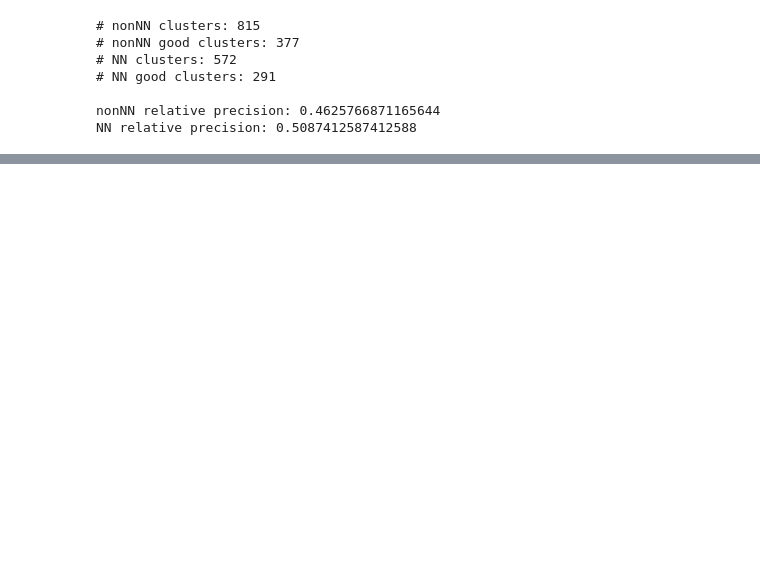
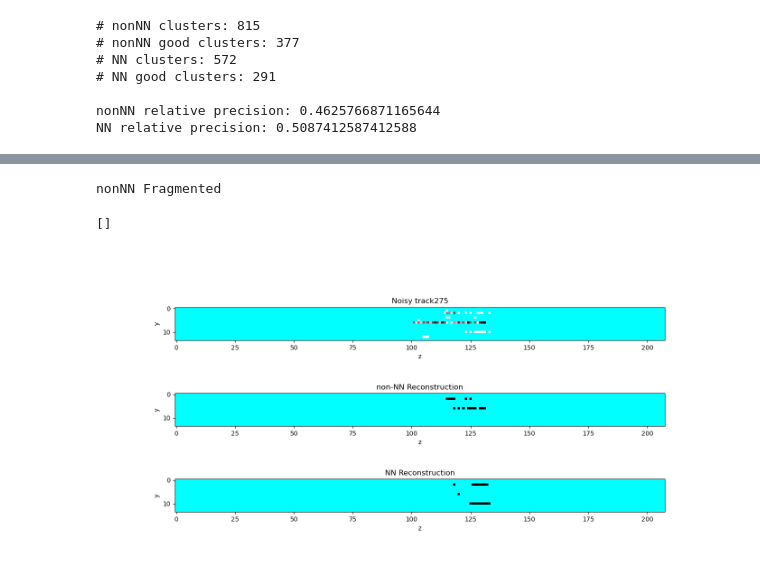
Before and after one commit to gajdosmatej/track_denoiser, a Jupyter notebook: notebooks/tests.ipynb, the cells around one changed output, grey strips where cells are left out. Saved outputs shown, nothing was run; the diff lists cells and outputs as text; code cells hidden in the pictures; blank space fills up the shorter version.

```diff
--- a/notebooks/tests.ipynb
+++ b/notebooks/tests.ipynb
@@ -111,0 +150,30 @@ NN fragmentation number: 13
+# %%
+#Show fragmented
+def areDuplicities(xs):
+	duplicity_dict = {}
+	for x in xs:
+		if x in duplicity_dict:	return True
+		duplicity_dict[x] = True
+	return False
+
+duplicities = []
+for i in range(classified.shape[0]):
+	clusters_nonNN = Cluster.clusterise(clean[i])
+	clusters_NN = Cluster.clusterise(classified[i])
+	connections1, connections2 = Cluster.crossconnectClusters(clusters_nonNN, clusters_NN)
+	if areDuplicities(connections1):	duplicities.append((i,False))
+	if areDuplicities(connections2):	duplicities.append((i,True))
+# %%
+axis = 0
+
+index, is_NN = numpy.random.default_rng().choice(duplicities)
+if is_NN:	print("NN Fragmented")
+else:	print("nonNN Fragmented")
+Plotting.getPlotEventOneAxis(noisy[index], numpy.where(clean[index]>0,1,0), classified[index], axis, names[index])
+fig = matplotlib.pyplot.gcf()
+fig.set_size_inches(14, 7)
+matplotlib.pyplot.plot()
+# %% [output]
+nonNN Fragmented
+[]
+[figure, added]
```
Also changed, not shown: parts of 7 cells of this notebook, 10 other files.
